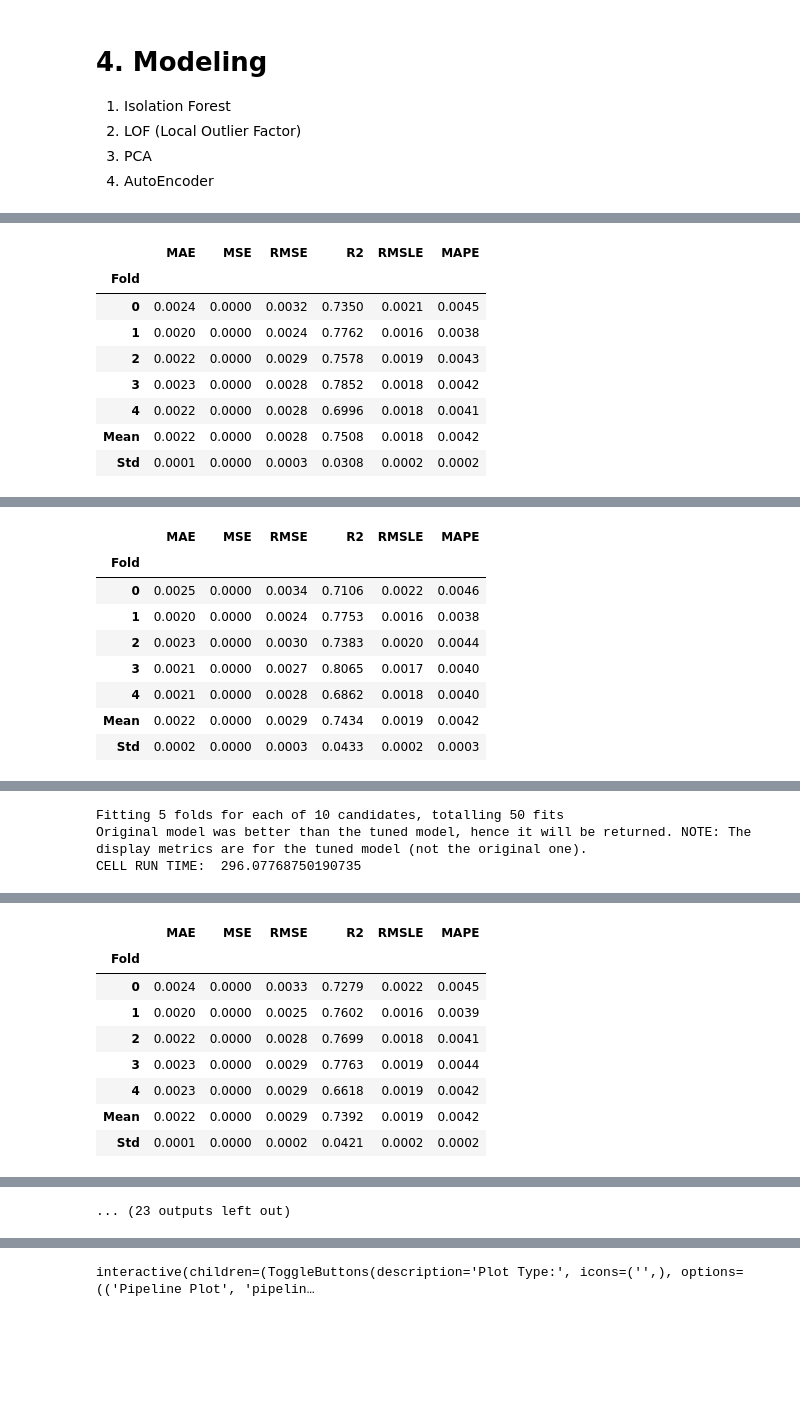
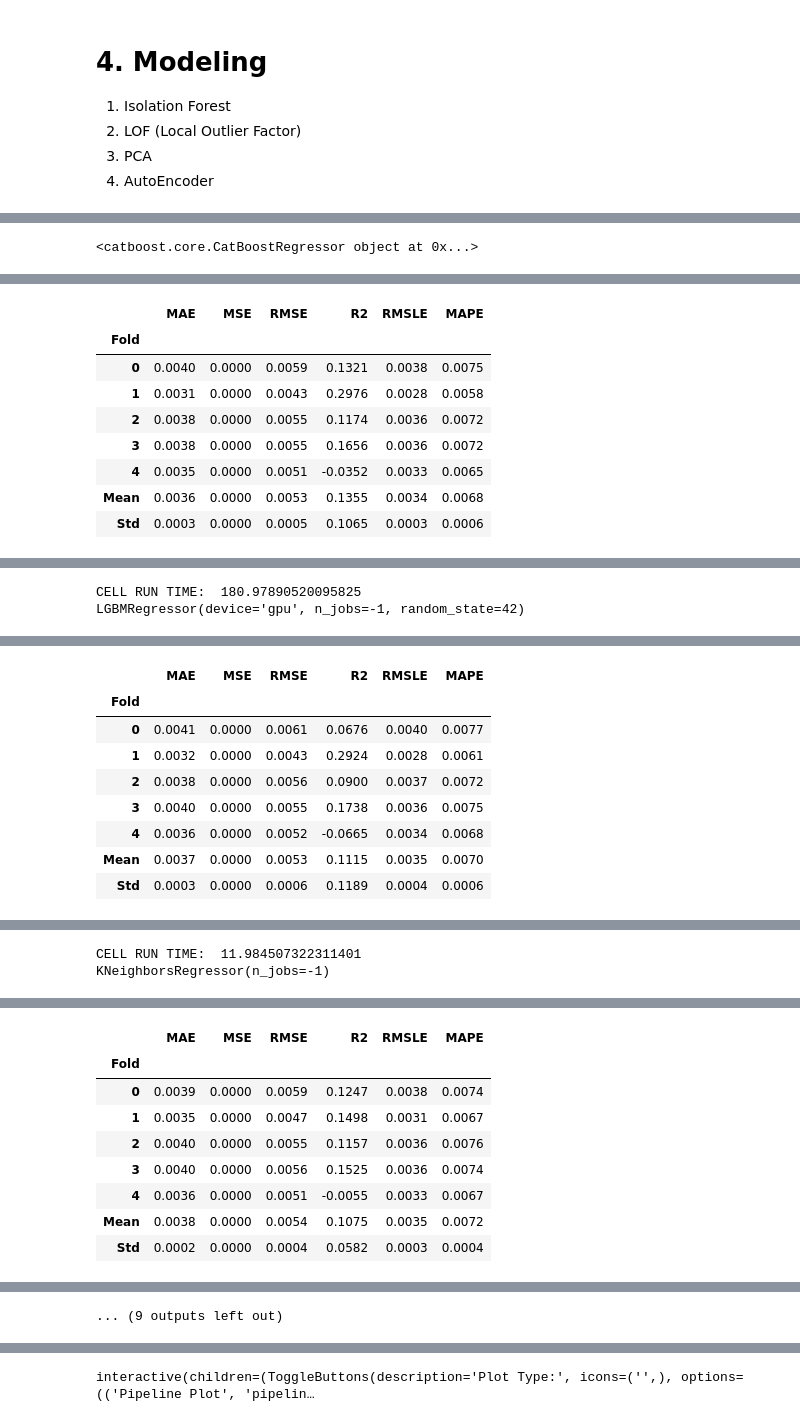
Before and after one commit to LGAimers/AI-PTA, a Jupyter notebook: dolphin/regression_T.ipynb, the cells around one changed output, grey strips where cells are left out. Drawn from its saved outputs; the diff is of its cells as text; code cells hidden in the pictures; blank space fills up the shorter version.

```diff
--- a/dolphin/regression_T.ipynb
+++ b/dolphin/regression_T.ipynb
@@ -254,12 +282,16 @@ from time import time
 # %%
 # Setup Environment
 cat_cols = ['LINE', 'PRODUCT_CODE']
+FOLD = 5
 
 reg = setup(data = input_data,
             train_size = 0.8,
-            #test_data = test,
+            # test_data = test,
             target = 'Y_Quality',
-            categorical_features = cat_cols,
+            ignore_features = cat_cols,
+            preprocess = False,  # default True
+#            categorical_features = cat_cols,
+#            fold_strategy = 'stratifiedkfold', # default
             #numeric_features = num_cols,
             #ordinal_features = ord_dict,
             #high_cardinality_features = ['religion'],
@@ -269,7 +301,7 @@ reg = setup(data = input_data,
             #normalize_method = 'zscore',
             #feature_selection = True,
             #imputation_type='iterative',
-            fold=5, # defualt 10
+            fold=FOLD, # defualt 10
             fold_shuffle=True,
             use_gpu = True,
             session_id = SEED)
@@ -326,8 +351,8 @@ reg = setup(data = input_data,
 [LightGBM] [Warning] Stopped training because there are no more leaves that meet the split requirements
 [LightGBM] [Warning] Stopped training because there are no more leaves that meet the split requirements
 # %%
-# lasso, catboost, xgb, BayesianRidge, LassoLars
-top5 = compare_models(sort='rmse', n_select=5, fold=5)
+# EG, Cat, GBR, LGBM, XGB
+top5 = compare_models(sort='r2', n_select=5, fold=FOLD, exclude=['lar', 'par', 'huber'])
 # %% [output]
 [interactive output not drawn]
 |  | Model | MAE | MSE | RMSE | R2 | RMSLE | MAPE | TT (Sec) |
@@ -351,49 +377,52 @@ top5 = compare_models(sort='rmse', n_select=5, fold=5)
 # %%
 total_models = []
 tuned_models = []
 
-for model in top5:
+for i, model in enumerate(top5):
     cell_start_time = time()
-    model = create_model(model, fold=5)
-    tuned_model = tune_model(model, fold=5, optimize='rmse', choose_better=True)
+    print(top5[i])
+    model = create_model(model, fold=FOLD)
+    #tuned_model = tune_model(model, fold=5, optimize='r2', choose_better=True)
     total_models.append(model)
-    tuned_models.append(tuned_model)
+    #tuned_models.append(tuned_model)
     cell_end_time = time()
     print("CELL RUN TIME: ", cell_end_time - cell_start_time)
 # %% [output]
+<catboost.core.CatBoostRegressor object at 0x...>
 [interactive output not drawn]
 |  | MAE | MSE | RMSE | R2 | RMSLE | MAPE |
 | Fold |  |  |  |  |  |  |
-| 0 | 0.0024 | 0.0000 | 0.0032 | 0.7350 | 0.0021 | 0.0045 |
-| 1 | 0.0020 | 0.0000 | 0.0024 | 0.7762 | 0.0016 | 0.0038 |
-| 2 | 0.0022 | 0.0000 | 0.0029 | 0.7578 | 0.0019 | 0.0043 |
-| 3 | 0.0023 | 0.0000 | 0.0028 | 0.7852 | 0.0018 | 0.0042 |
-| 4 | 0.0022 | 0.0000 | 0.0028 | 0.6996 | 0.0018 | 0.0041 |
-| Mean | 0.0022 | 0.0000 | 0.0028 | 0.7508 | 0.0018 | 0.0042 |
-| Std | 0.0001 | 0.0000 | 0.0003 | 0.0308 | 0.0002 | 0.0002 |
+| 0 | 0.0040 | 0.0000 | 0.0059 | 0.1321 | 0.0038 | 0.0075 |
+| 1 | 0.0031 | 0.0000 | 0.0043 | 0.2976 | 0.0028 | 0.0058 |
+| 2 | 0.0038 | 0.0000 | 0.0055 | 0.1174 | 0.0036 | 0.0072 |
+| 3 | 0.0038 | 0.0000 | 0.0055 | 0.1656 | 0.0036 | 0.0072 |
+| 4 | 0.0035 | 0.0000 | 0.0051 | -0.0352 | 0.0033 | 0.0065 |
+| Mean | 0.0036 | 0.0000 | 0.0053 | 0.1355 | 0.0034 | 0.0068 |
+| Std | 0.0003 | 0.0000 | 0.0005 | 0.1065 | 0.0003 | 0.0006 |
 [interactive output not drawn]
+CELL RUN TIME:  180.97890520095825
+LGBMRegressor(device='gpu', n_jobs=-1, random_state=42)
 [interactive output not drawn]
 |  | MAE | MSE | RMSE | R2 | RMSLE | MAPE |
 | Fold |  |  |  |  |  |  |
-| 0 | 0.0025 | 0.0000 | 0.0034 | 0.7106 | 0.0022 | 0.0046 |
-| 1 | 0.0020 | 0.0000 | 0.0024 | 0.7753 | 0.0016 | 0.0038 |
-| 2 | 0.0023 | 0.0000 | 0.0030 | 0.7383 | 0.0020 | 0.0044 |
-| 3 | 0.0021 | 0.0000 | 0.0027 | 0.8065 | 0.0017 | 0.0040 |
-| 4 | 0.0021 | 0.0000 | 0.0028 | 0.6862 | 0.0018 | 0.0040 |
-| Mean | 0.0022 | 0.0000 | 0.0029 | 0.7434 | 0.0019 | 0.0042 |
-| Std | 0.0002 | 0.0000 | 0.0003 | 0.0433 | 0.0002 | 0.0003 |
+| 0 | 0.0041 | 0.0000 | 0.0061 | 0.0676 | 0.0040 | 0.0077 |
+| 1 | 0.0032 | 0.0000 | 0.0043 | 0.2924 | 0.0028 | 0.0061 |
+| 2 | 0.0038 | 0.0000 | 0.0056 | 0.0900 | 0.0037 | 0.0072 |
+| 3 | 0.0040 | 0.0000 | 0.0055 | 0.1738 | 0.0036 | 0.0075 |
+| 4 | 0.0036 | 0.0000 | 0.0052 | -0.0665 | 0.0034 | 0.0068 |
+| Mean | 0.0037 | 0.0000 | 0.0053 | 0.1115 | 0.0035 | 0.0070 |
+| Std | 0.0003 | 0.0000 | 0.0006 | 0.1189 | 0.0004 | 0.0006 |
 [interactive output not drawn]
-Fitting 5 folds for each of 10 candidates, totalling 50 fits
-Original model was better than the tuned model, hence it will be returned. NOTE: The display metrics are for the tuned model (not the original one).
-CELL RUN TIME:  296.07768750190735
+CELL RUN TIME:  11.984507322311401
+KNeighborsRegressor(n_jobs=-1)
 [interactive output not drawn]
 |  | MAE | MSE | RMSE | R2 | RMSLE | MAPE |
 | Fold |  |  |  |  |  |  |
-| 0 | 0.0024 | 0.0000 | 0.0033 | 0.7279 | 0.0022 | 0.0045 |
-| 1 | 0.0020 | 0.0000 | 0.0025 | 0.7602 | 0.0016 | 0.0039 |
-| 2 | 0.0022 | 0.0000 | 0.0028 | 0.7699 | 0.0018 | 0.0041 |
-| 3 | 0.0023 | 0.0000 | 0.0029 | 0.7763 | 0.0019 | 0.0044 |
-| 4 | 0.0023 | 0.0000 | 0.0029 | 0.6618 | 0.0019 | 0.0042 |
-| Mean | 0.0022 | 0.0000 | 0.0029 | 0.7392 | 0.0019 | 0.0042 |
-| Std | 0.0001 | 0.0000 | 0.0002 | 0.0421 | 0.0002 | 0.0002 |
+| 0 | 0.0039 | 0.0000 | 0.0059 | 0.1247 | 0.0038 | 0.0074 |
+| 1 | 0.0035 | 0.0000 | 0.0047 | 0.1498 | 0.0031 | 0.0067 |
+| 2 | 0.0040 | 0.0000 | 0.0055 | 0.1157 | 0.0036 | 0.0076 |
+| 3 | 0.0040 | 0.0000 | 0.0056 | 0.1525 | 0.0036 | 0.0074 |
+| 4 | 0.0036 | 0.0000 | 0.0051 | -0.0055 | 0.0033 | 0.0067 |
+| Mean | 0.0038 | 0.0000 | 0.0054 | 0.1075 | 0.0035 | 0.0072 |
+| Std | 0.0002 | 0.0000 | 0.0004 | 0.0582 | 0.0003 | 0.0004 |
 [interactive output not drawn]
@@ -410,3 +429,3 @@ CELL RUN TIME:  296.07768750190735
-... (23 outputs left out)
+... (9 outputs left out)
 # %%
 blender_top5 = blend_models(estimator_list=total_models)
```
Also changed, not shown: parts of 20 cells of this notebook, 3 other files.
